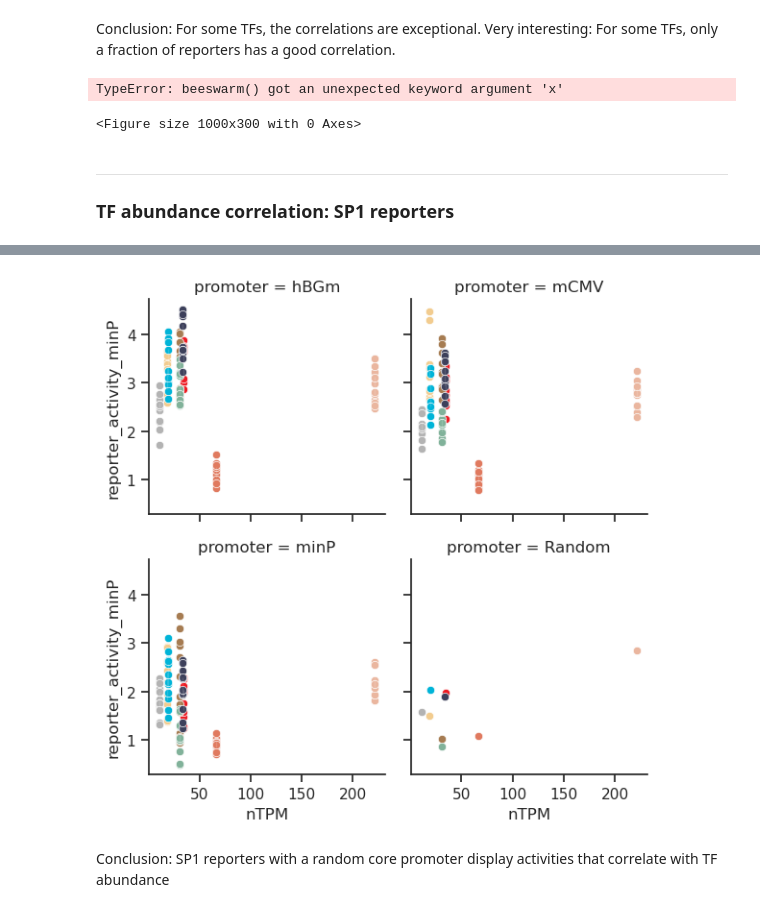
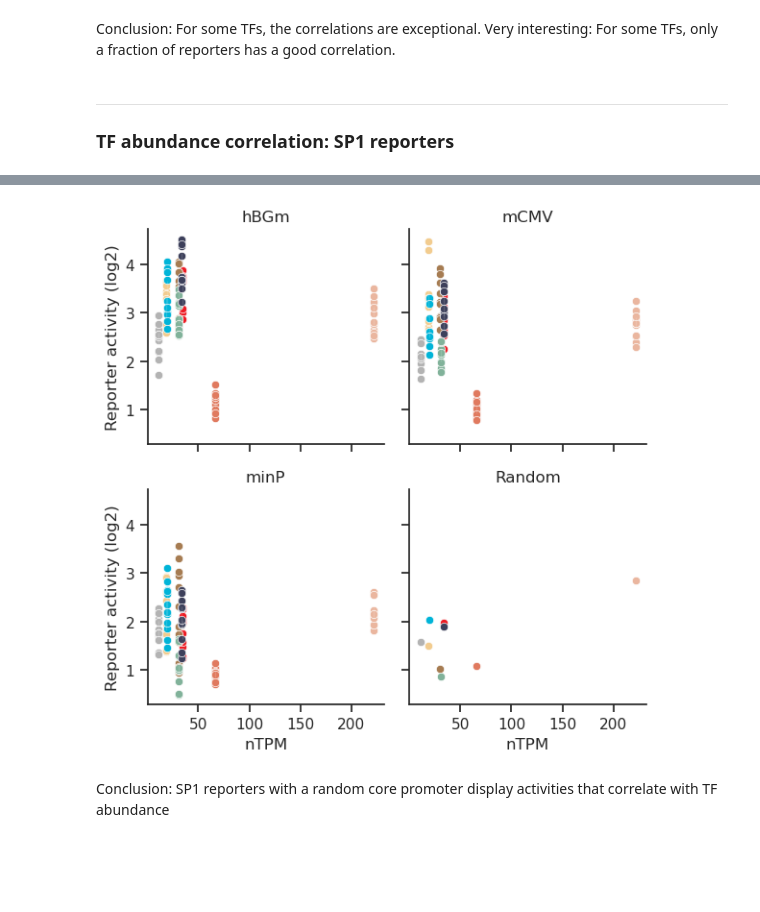
Before and after one commit to mtrauernicht/TF_MPRA, a Jupyter notebook: py_analysis/Fig3-5_TFspecificity.ipynb, the cells around one changed output, grey strips where cells are left out. Drawn from its saved outputs; the diff is of its cells as text; code cells hidden in the pictures; blank space fills up the shorter version.

```diff
--- a/py_analysis/Fig3-5_TFspecificity.ipynb
+++ b/py_analysis/Fig3-5_TFspecificity.ipynb
@@ -19,3 +19,4 @@ import re  # Equivalent to stringr
 import warnings
 warnings.filterwarnings('ignore')
 plt.rcParams['pdf.use14corefonts'] = True # Edit text in Adobe Illustrator
+plt.rcParams['ps.useafm'] = True # Edit text in Adobe Illustrator
@@ -96,26 +95,5 @@ findfont: Generic family 'sans-serif' not found because none of the following fa
 # %% [markdown]
 Conclusion: For some TFs, the correlations are exceptional. Very interesting: For some TFs, only a fraction of reporters has a good correlation.
-# %%
-import shap
-
-# Plot the data, combine stripplot and violinplot
-plt.figure(figsize=(10, 3))
-## Remove grid
-sns.set(style='ticks')
-## Create stripplot, color matches p-value
-shap.plots.beeswarm(x='tf', y='cor', data=filtered_df, order=filtered_df.groupby('tf')['mean_cor'].mean().sort_values(ascending=False).index, hue = 'sign', palette=['#264653', '#9AC1AE'], alpha=0.7, dodge=False, inner="stick", scale="count")
-plt.ylim(-1, 1)
-plt.xticks(rotation=90)
-sns.despine()
-## Set axis labels
-plt.xlabel('TF')
-plt.ylabel('Correlation')
-## Save figure to pdf
-plt.savefig('/DATA/usr/m.trauernicht/projects/SuRE-TF/figures/Figure3_5/rna_correlations_stripplot.pdf', bbox_inches='tight')
-plt.show();
-# %% [output]
-TypeError: beeswarm() got an unexpected keyword argument 'x'
-<Figure size 1000x300 with 0 Axes>
 # %% [markdown]
 ---
 ### TF abundance correlation: SP1 reporters
@@ -144,8 +122,6 @@ g.map(sns.scatterplot, 'nTPM', 'reporter_activity_minP')
 
 g.map(sns.regplot, 'nTPM', 'reporter_activity_minP', color='black', scatter=False)
 
-# Map add_reg_line to the FacetGrid
-g.map_dataframe(add_reg_line)
 
 ## Add title and axis labels
 g.set_axis_labels("nTPM", "Reporter activity (log2)")
@@ -161,4 +153,4 @@ NameError: name 'add_reg_line' is not defined
-[figure, old version]
+[figure, new version]
 # %% [markdown]
 Conclusion: SP1 reporters with a random core promoter display activities that correlate with TF abundance
 # %% [markdown]
```
Also changed, not shown: parts of 11 cells of this notebook, 6 other files.
